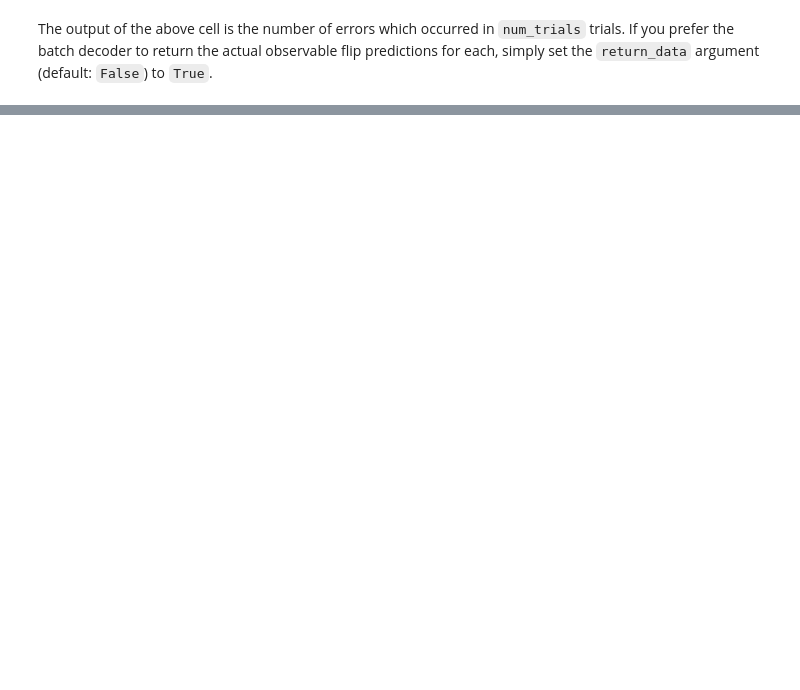
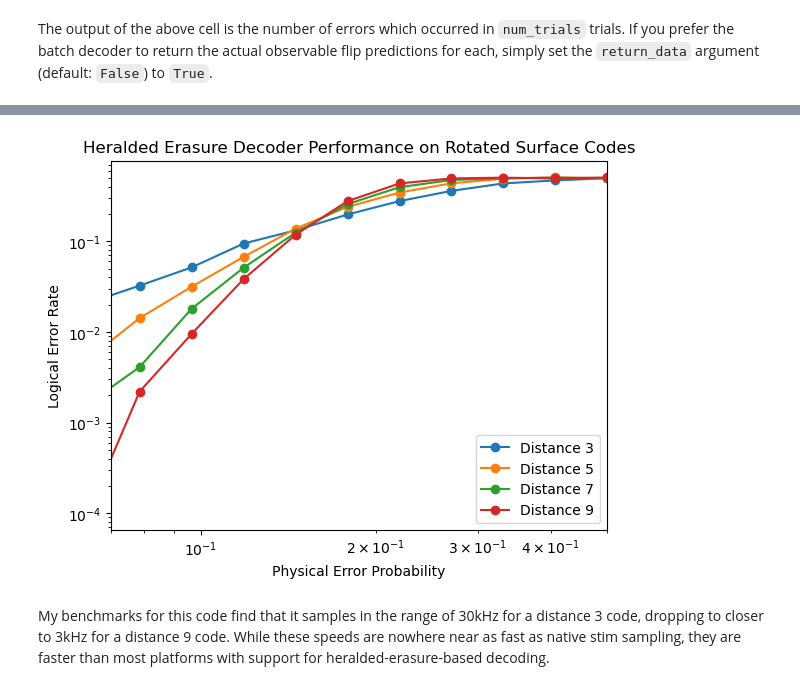
Before and after one commit to aryakakodkar/stim-decoders, a Jupyter notebook: hed/hed.ipynb, the cells around one changed output, grey strips where cells are left out. Drawn from its saved outputs; the diff is of its cells as text; code cells hidden in the pictures; blank space fills up the shorter version.

```diff
--- a/hed/hed.ipynb
+++ b/hed/hed.ipynb
@@ -148,0 +235,20 @@
+# %%
+# plot the results for each distance in results by distance
+for d, results in results_by_distance.items():
+    probabilities = [result.task.noise_params['sp-e'] for result in results]
+    logical_error_rates = [result.logical_error_rate for result in results]
+
+    plt.plot(probabilities, logical_error_rates, marker='o', label=f'Distance {d}')
+
+# add axis labels and legend
+plt.xlabel('Physical Error Probability')
+plt.ylabel('Logical Error Rate')
+plt.title('Heralded Erasure Decoder Performance on Rotated Surface Codes')
+plt.loglog()
+plt.legend()
+plt.xlim(7e-2, 5e-1)
+plt.show()
+# %% [output]
+[figure, added]
+# %% [markdown]
+My benchmarks for this code find that it samples in the range of 30kHz for a distance 3 code, dropping to closer to 3kHz for a distance 9 code. While these speeds are nowhere near as fast as native stim sampling, they are faster than most platforms with support for heralded-erasure-based decoding.
```
Also changed, not shown: parts of 25 cells of this notebook, 4 other files.
